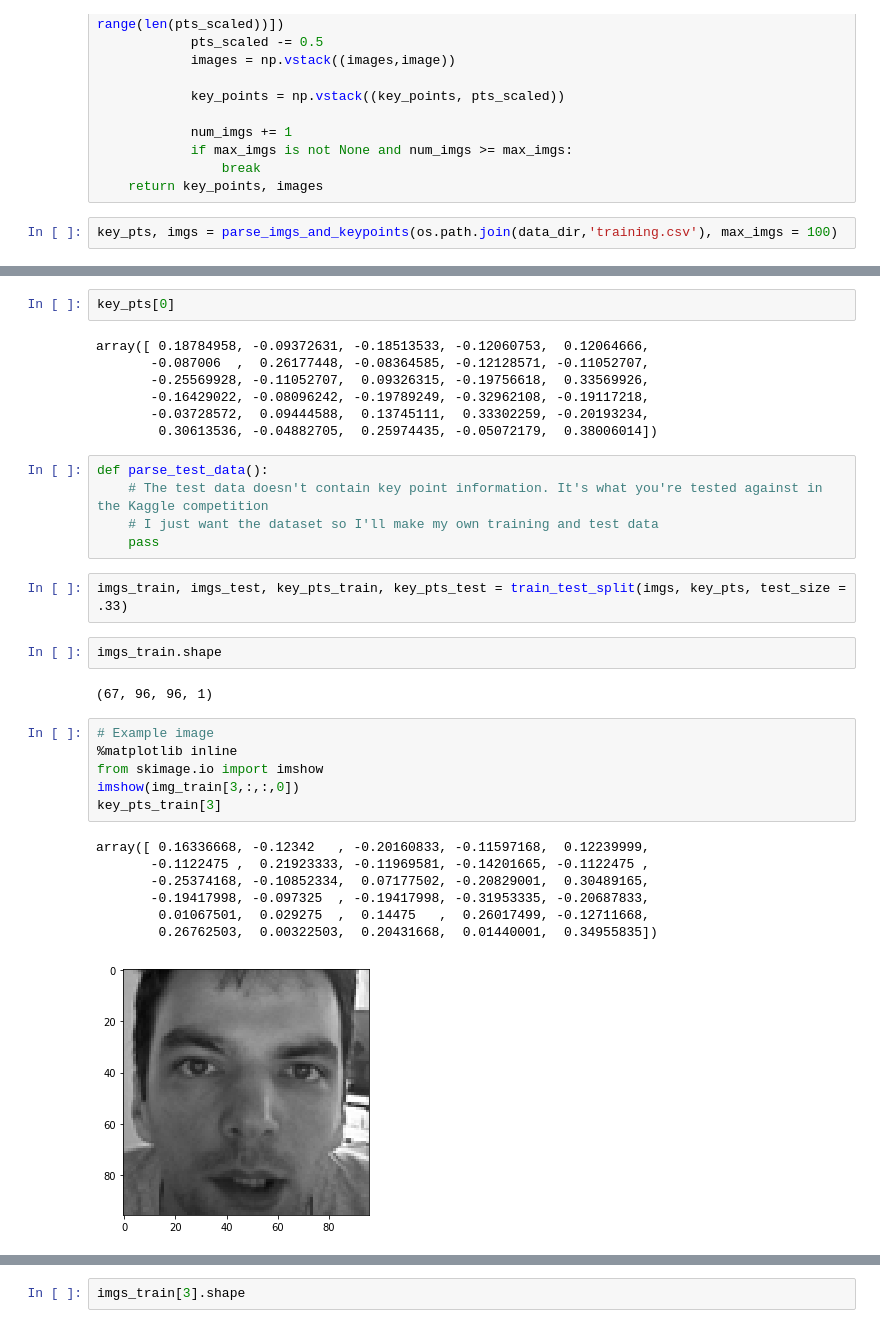
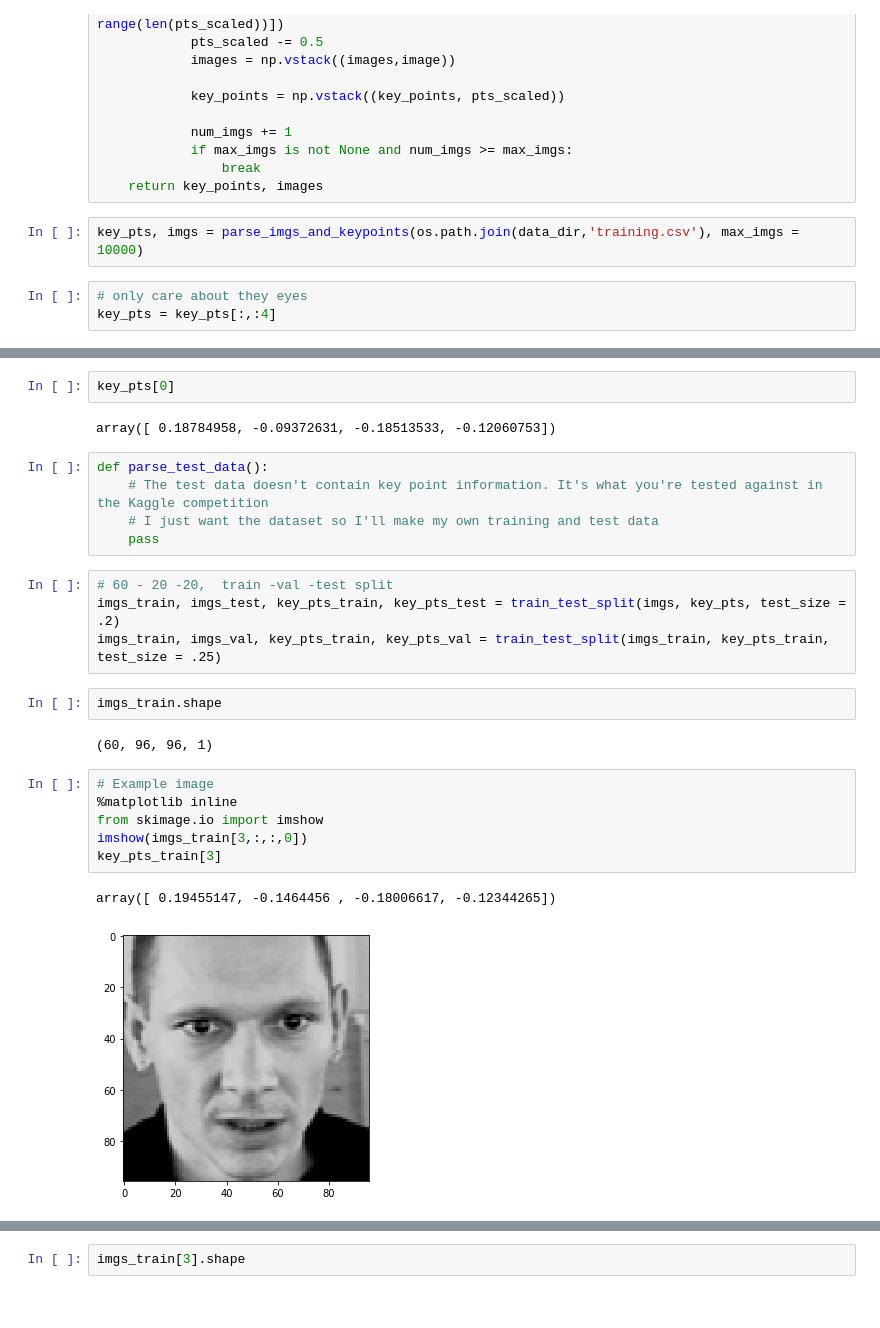
Before and after one commit to Tamgros/celebrity-recognition, a Jupyter notebook: Facial-key-points.ipynb, the cells around one changed output, grey strips where cells are left out. Saved outputs shown, nothing was run; the diff lists cells and outputs as text.

```diff
--- a/Facial-key-points.ipynb
+++ b/Facial-key-points.ipynb
@@ -134,6 +144,9 @@ def parse_imgs_and_keypoints(file, file_path = '', resize_h = 100, resize_w = 10
                 break
     return key_points, images
 # %%
-key_pts, imgs = parse_imgs_and_keypoints(os.path.join(data_dir,'training.csv'), max_imgs = 100)
+key_pts, imgs = parse_imgs_and_keypoints(os.path.join(data_dir,'training.csv'), max_imgs = 10000)
+# %%
+# only care about they eyes
+key_pts = key_pts[:,:4]
 # %%
 imgs.shape
@@ -146,37 +155,29 @@ key_pts.shape
 # %%
 key_pts[0]
 # %% [output]
-array([ 0.18784958, -0.09372631, -0.18513533, -0.12060753,  0.12064666,
-       -0.087006  ,  0.26177448, -0.08364585, -0.12128571, -0.11052707,
-       -0.25569928, -0.11052707,  0.09326315, -0.19756618,  0.33569926,
-       -0.16429022, -0.08096242, -0.19789249, -0.32962108, -0.19117218,
-       -0.03728572,  0.09444588,  0.13745111,  0.33302259, -0.20193234,
-        0.30613536, -0.04882705,  0.25974435, -0.05072179,  0.38006014])
+array([ 0.18784958, -0.09372631, -0.18513533, -0.12060753])
 # %%
 def parse_test_data():
     # The test data doesn't contain key point information. It's what you're tested against in the Kaggle competition
     # I just want the dataset so I'll make my own training and test data
     pass
-# %%
-imgs_train, imgs_test, key_pts_train, key_pts_test = train_test_split(imgs, key_pts, test_size = .33)
+# %%
+# 60 - 20 -20,  train -val -test split
+imgs_train, imgs_test, key_pts_train, key_pts_test = train_test_split(imgs, key_pts, test_size = .2)
+imgs_train, imgs_val, key_pts_train, key_pts_val = train_test_split(imgs_train, key_pts_train, test_size = .25)
 # %%
 imgs_train.shape
 # %% [output]
-(67, 96, 96, 1)
+(60, 96, 96, 1)
 # %%
 # Example image
 %matplotlib inline
 from skimage.io import imshow
-imshow(img_train[3,:,:,0])
+imshow(imgs_train[3,:,:,0])
 key_pts_train[3]
 # %% [output]
-array([ 0.16336668, -0.12342   , -0.20160833, -0.11597168,  0.12239999,
-       -0.1122475 ,  0.21923333, -0.11969581, -0.14201665, -0.1122475 ,
-       -0.25374168, -0.10852334,  0.07177502, -0.20829001,  0.30489165,
-       -0.19417998, -0.097325  , -0.19417998, -0.31953335, -0.20687833,
-        0.01067501,  0.029275  ,  0.14475   ,  0.26017499, -0.12711668,
-        0.26762503,  0.00322503,  0.20431668,  0.01440001,  0.34955835])
+array([ 0.19455147, -0.1464456 , -0.18006617, -0.12344265])
-[figure, old version]
+[figure, new version]
 # %%
 import matplotlib.pyplot as plt
 # Circle may be useful for drawing points on face
```
Also changed, not shown: parts of 41 cells of this notebook.
